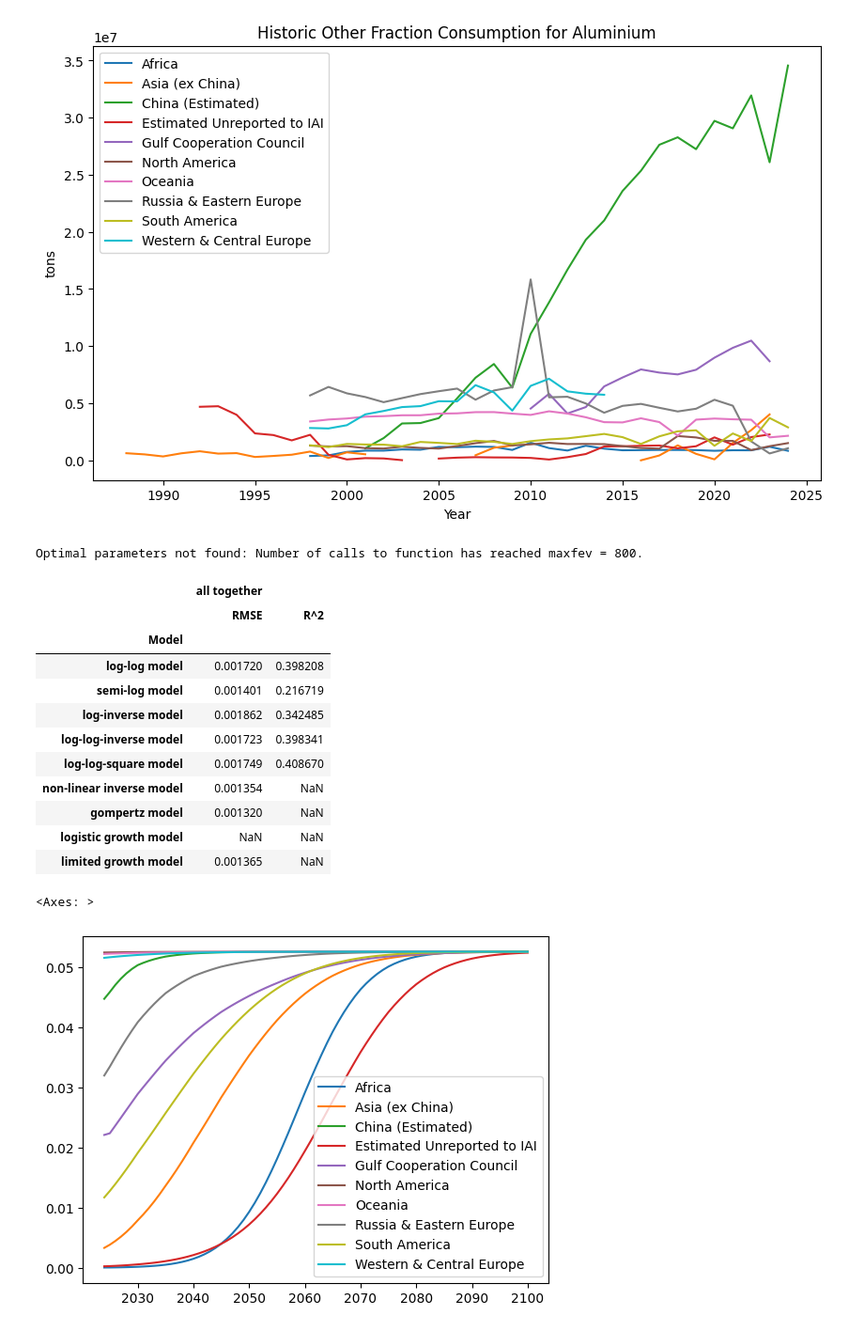
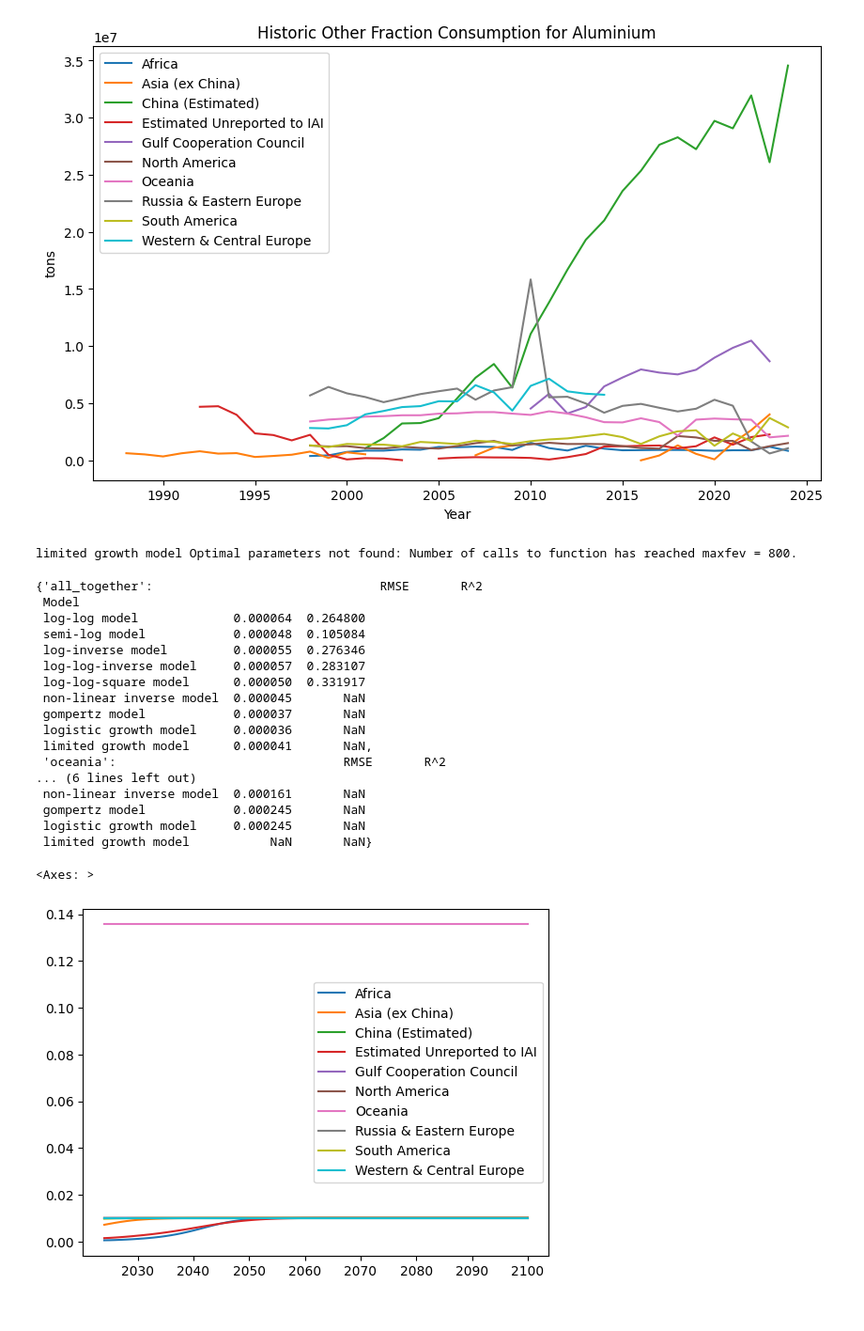
Before and after one commit to imagepbl/image-materials, a Jupyter notebook: imagematerials/rest_of/aluminium.ipynb, the cells around one changed output. Shown: that part at 94% size. Drawn from its saved outputs; the diff is of its cells as text; code cells hidden in the pictures.

Commit message:
aluminium

```diff
--- a/imagematerials/rest_of/aluminium.ipynb
+++ b/imagematerials/rest_of/aluminium.ipynb
@@ -192,30 +205,36 @@ plt.legend()
 # %%
 # Fit models
 aluminium.calculate_regressors(aluminium.historic_other_fraction_consumption)
-aluminium.fit_models()
-# Best models
-aluminium.best_rmse_models
-aluminium.merged_rmse_r2
+aluminium.fit_models(best_rmse_models={'all_together': 'logistic growth model',
+                                    'oceania': 'gompertz model'})
+
+aluminium.region_model_match
+aluminium.rmse_r2_groups
 # %% [output]
-Optimal parameters not found: Number of calls to function has reached maxfev = 800.
+limited growth model Optimal parameters not found: Number of calls to function has reached maxfev = 800.
-|  | all together |  |
-|  | RMSE | R^2 |
-| Model |  |  |
-| log-log model | 0.001720 | 0.398208 |
-| semi-log model | 0.001401 | 0.216719 |
-| log-inverse model | 0.001862 | 0.342485 |
-| log-log-inverse model | 0.001723 | 0.398341 |
-| log-log-square model | 0.001749 | 0.408670 |
-| non-linear inverse model | 0.001354 | NaN |
-| gompertz model | 0.001320 | NaN |
-| logistic growth model | NaN | NaN |
-| limited growth model | 0.001365 | NaN |
+{'all_together':                               RMSE       R^2
+ Model
+ log-log model             0.000064  0.264800
+ semi-log model            0.000048  0.105084
+ log-inverse model         0.000055  0.276346
+ log-log-inverse model     0.000057  0.283107
+ log-log-square model      0.000050  0.331917
+ non-linear inverse model  0.000045       NaN
+ gompertz model            0.000037       NaN
+ logistic growth model     0.000036       NaN
+ limited growth model      0.000041       NaN,
+ 'oceania':                               RMSE       R^2
+... (6 lines left out)
+ non-linear inverse model  0.000161       NaN
+ gompertz model            0.000245       NaN
+ logistic growth model     0.000245       NaN
+ limited growth model           NaN       NaN}
 # %%
-aluminium.project_on_total(list(IAI_TO_IMAGE_CLASSES.keys()),
-                        REGION_TO_CLASS_DICT,
-                        aluminium.gdp_pc_100)
+aluminium.project_on_total(list(IAI_TO_IMAGE_CLASSES.keys()))
+
+
 
 aluminium.projection_per_region.plot()
 # %% [output]
 <Axes: >
-[figure, old version]
+[figure, new version]
```
Also changed, not shown: parts of 8 cells of this notebook, 4 other files.
